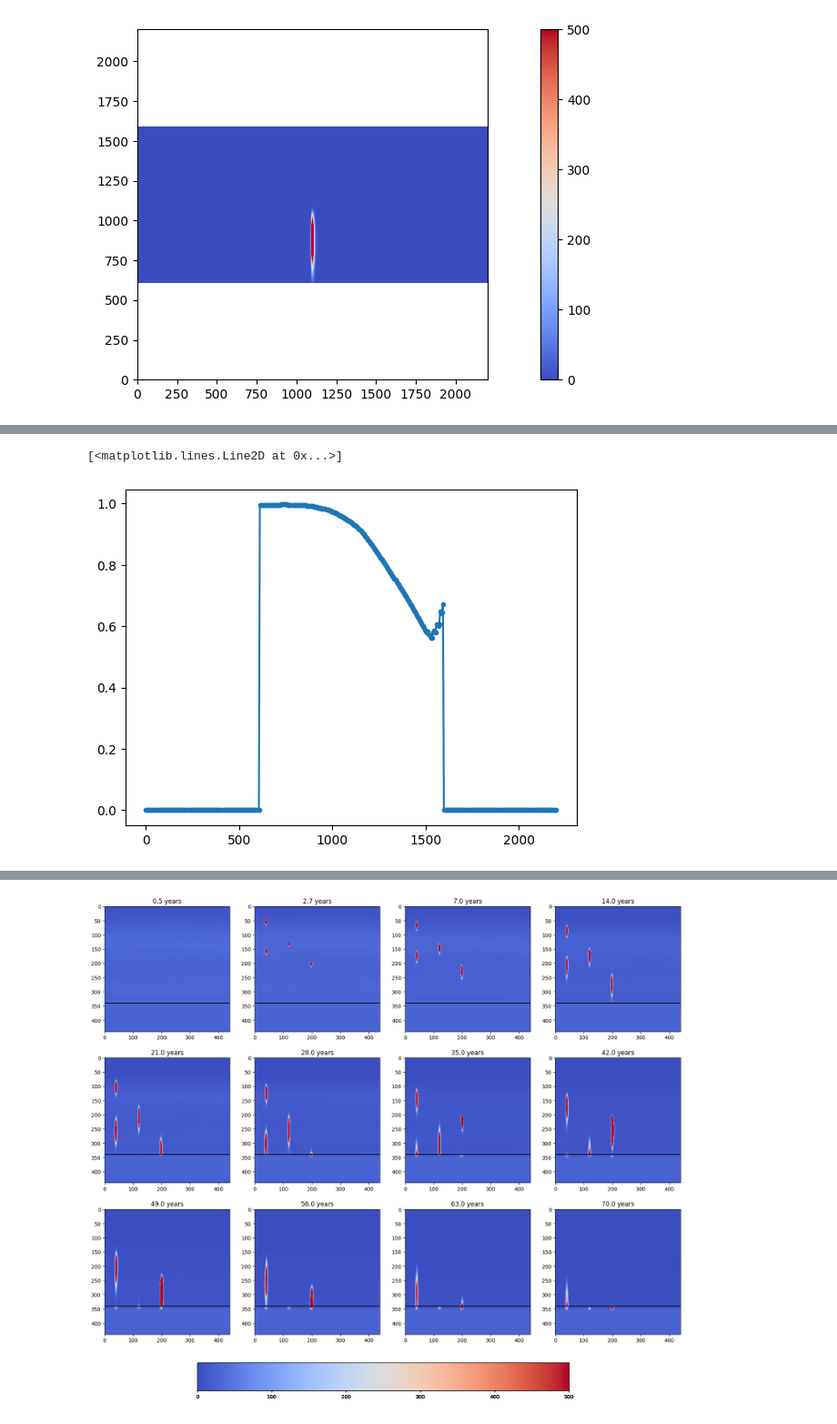
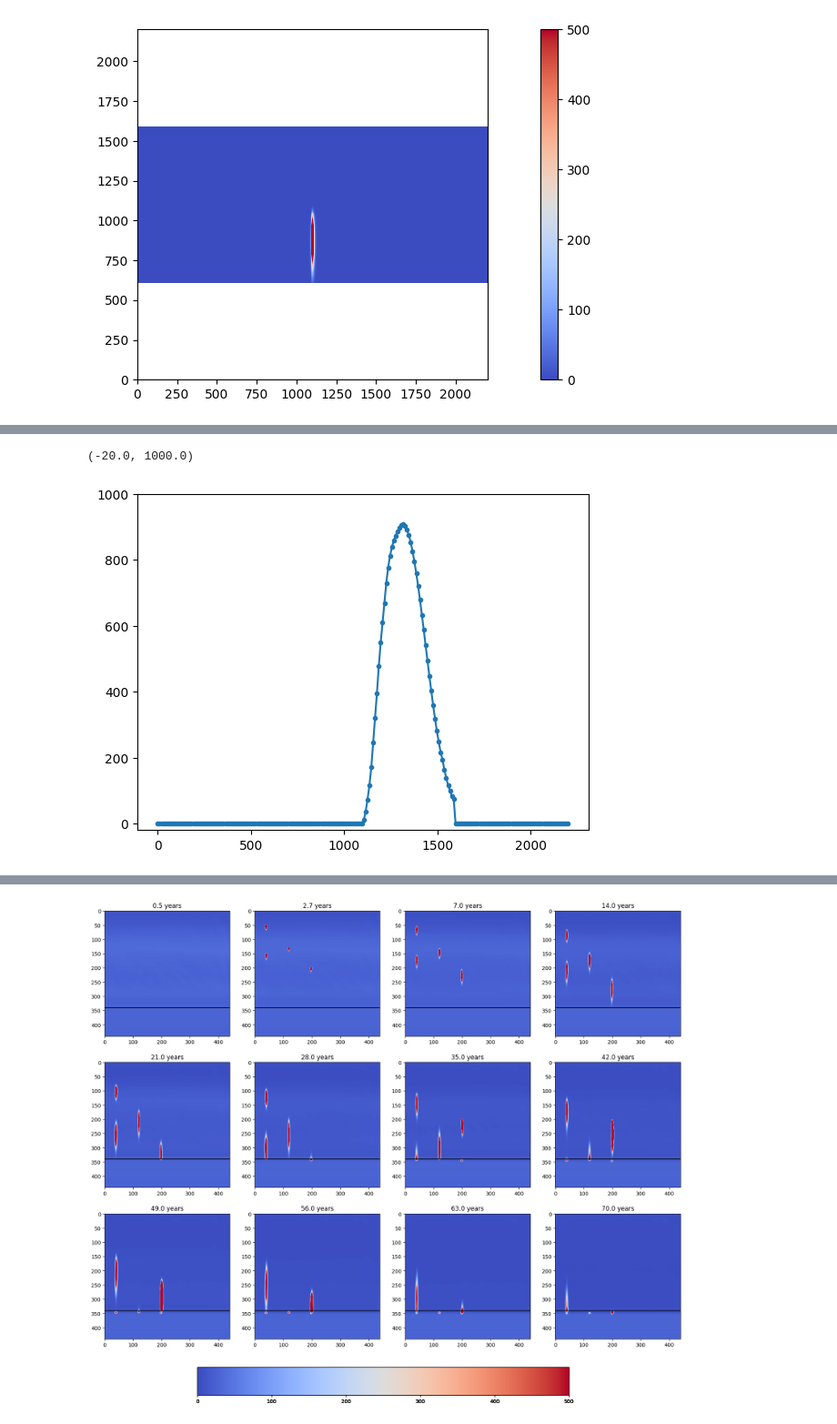
Before and after one commit to Shuyang-Wang/wasaga_model, a Jupyter notebook: wasaga_regional_test/2-wasga_regional_test.ipynb, the cells around one changed output, grey strips where cells are left out. Shown at 91% size. Drawn from its saved outputs; the diff is of its cells as text; code cells hidden in the pictures.

```diff
--- a/wasaga_regional_test/2-wasga_regional_test.ipynb
+++ b/wasaga_regional_test/2-wasga_regional_test.ipynb
@@ -506,8 +506,8 @@ model_ws
 # model_ws = "C:\\Users\\swan47\\AppData\\Local\\Temp\\_T1010000710_wasaga_t2pm85_1"
 # model = flopy.modflow.Modflow.load('example_model.nam', model_ws=model_ws)
 # %%
-model_ws = "C:\\Users\\swan47\\Documents\Data\\_wasaga_regional_local\\_T1018172838_wasaga_xfhktk3z_440x120_dis-test"
-model = flopy.modflow.Modflow.load('example_model.nam', model_ws=model_ws)
+# model_ws = "C:\\Users\\swan47\\Documents\Data\\_wasaga_regional_local\\_T1018172838_wasaga_xfhktk3z_440x120_dis-test"
+# model = flopy.modflow.Modflow.load('example_model.nam', model_ws=model_ws)
 # %%
 fig = plt.figure(figsize=(15, 5))
 xsect = flopy.plot.PlotCrossSection(model=model, line={"Column": 0})
@@ -681,7 +693,4 @@ concentration_array = ucnobj.get_data(kstpkper=(0, kper))# (time step, stress pe
 mask = ((ibound== 0)|(concentration_array>=1e30))
 masked_conc_data = np.ma.masked_where(mask, concentration_array)
 # %%
-arr = concentration_array[int(30*2),:,int(ncol/2)]
+arr = concentration_array[int(30),:,int(ncol/2)]
-# %%
-arr[np.where(arr==1e30)] = 0
-arr[np.where(arr<0.01)] = 0
@@ -688,10 +728,11 @@ arr[np.where(arr<0.01)] = 0
 # %%
 ys = arr
 xs = np.linspace(0,2200,len(arr))
 plt.plot(xs,ys,marker='.')
+plt.ylim(-20,1000)
 # %% [output]
-[<matplotlib.lines.Line2D at 0x...>]
+(-20.0, 1000.0)
-[figure, old version]
+[figure, new version]
 # %%
 import flopy.utils.binaryfile as bf
 budobj = bf.UcnFile(model_ws + '/MT3D001.UCN', model=model)
```
Also changed, not shown: parts of 13 cells of this notebook.
